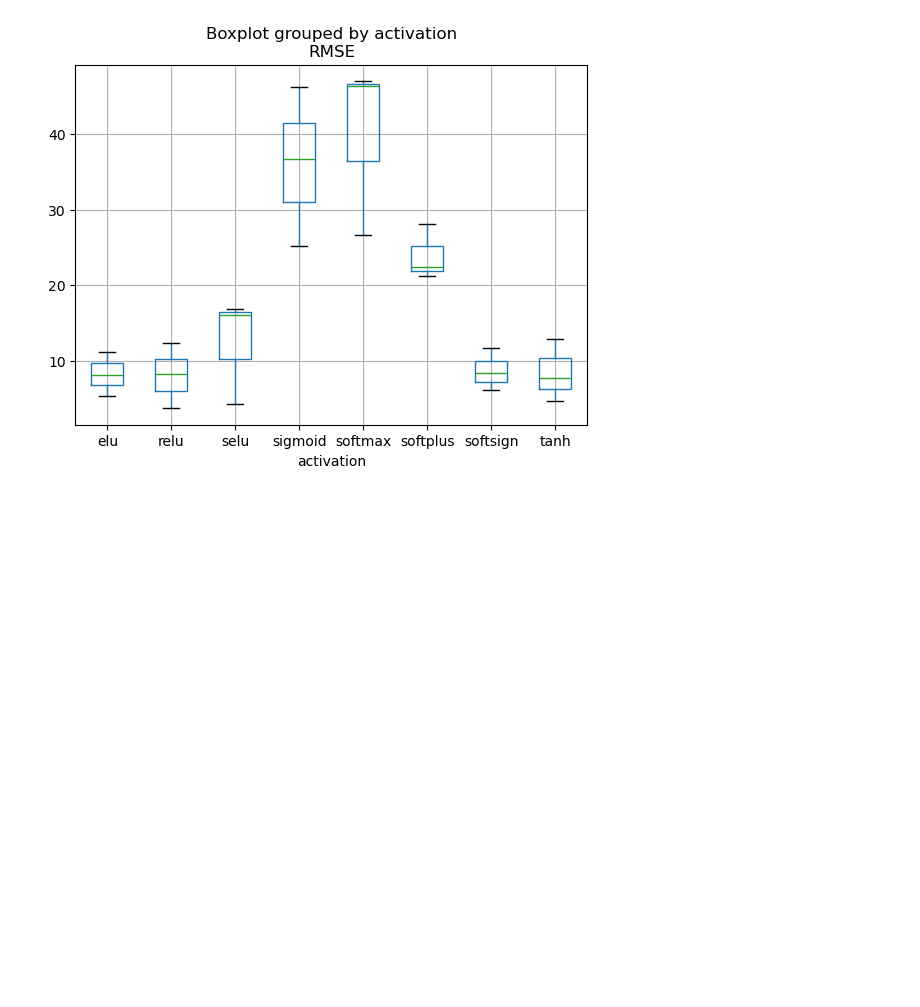
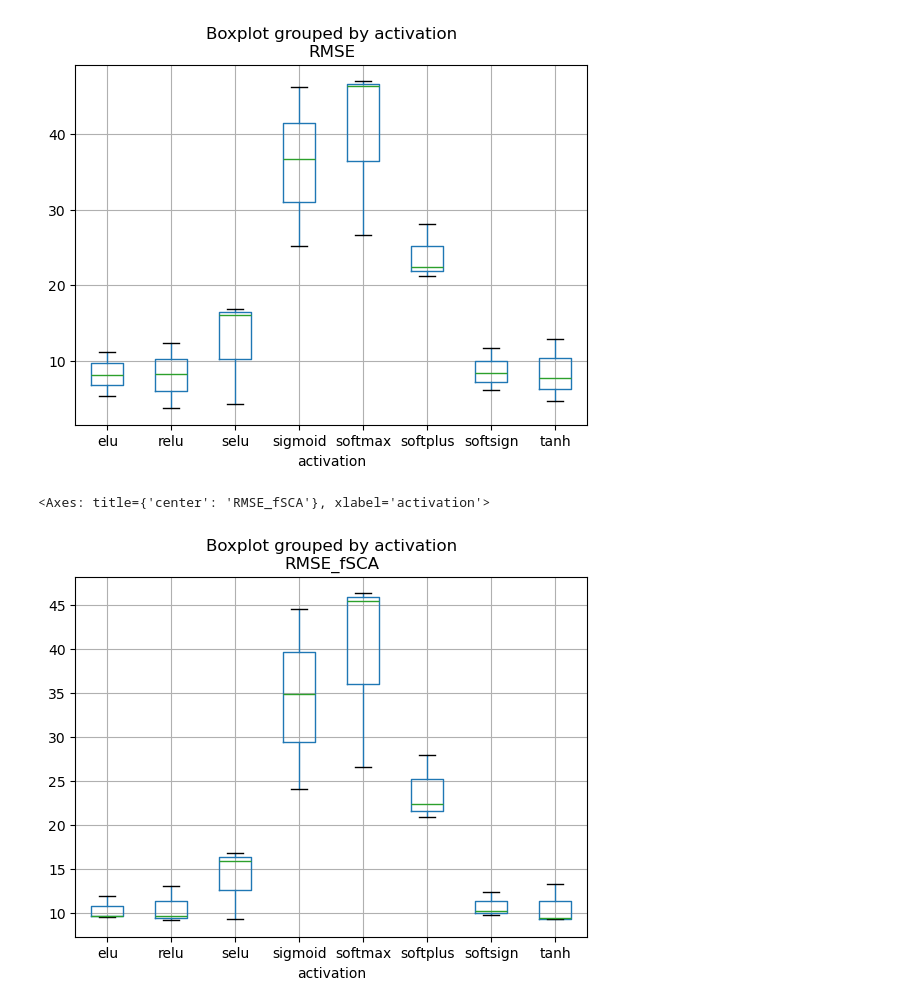
Before and after one commit to geo-smart/Snow-Extrapolation, a Jupyter notebook: contributors/spestana/training-sensitivity-analysis.ipynb, the cells around one changed output. Drawn from its saved outputs; the diff is of its cells as text; code cells hidden in the pictures; blank space fills up the shorter version.

Commit message:
Add activation tests plot

```diff
--- a/contributors/spestana/training-sensitivity-analysis.ipynb
+++ b/contributors/spestana/training-sensitivity-analysis.ipynb
@@ -54,3 +54,8 @@ df2.boxplot(column='RMSE', by='activation')
 # %% [output]
 <Axes: title={'center': 'RMSE'}, xlabel='activation'>
 [figure]
+# %%
+df2.boxplot(column='RMSE_fSCA', by='activation')
+# %% [output]
+<Axes: title={'center': 'RMSE_fSCA'}, xlabel='activation'>
+[figure, added]
```
